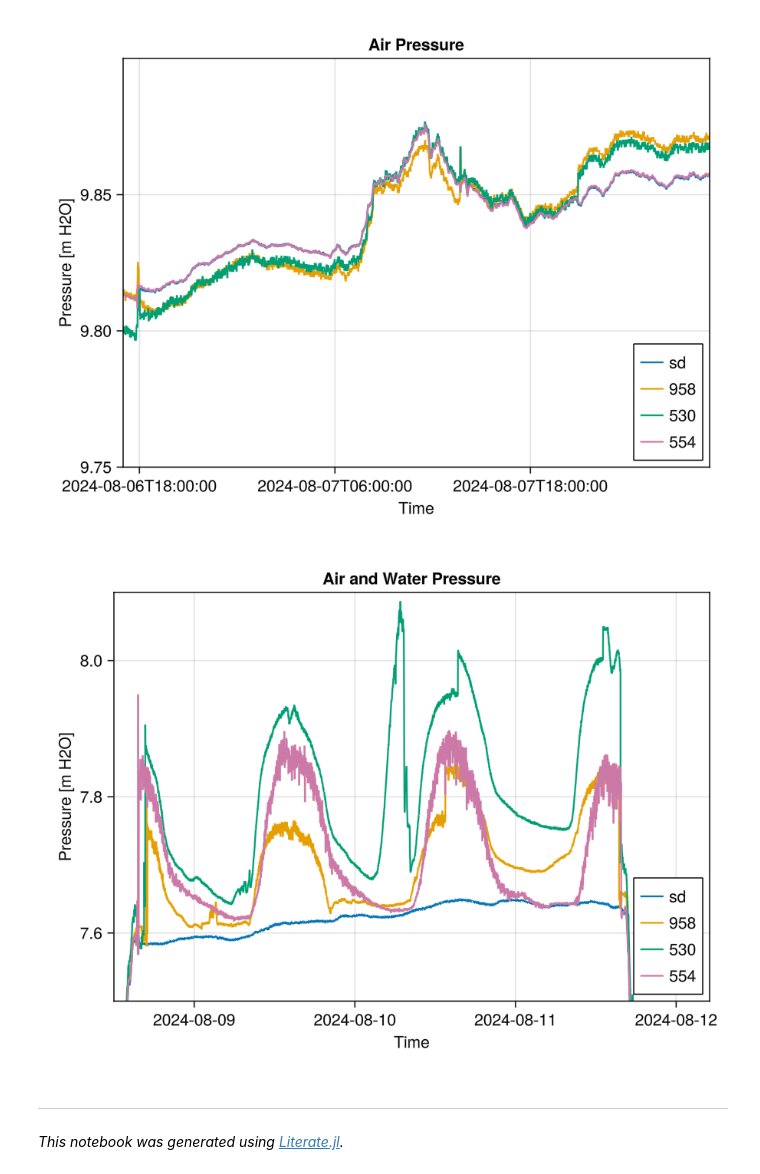
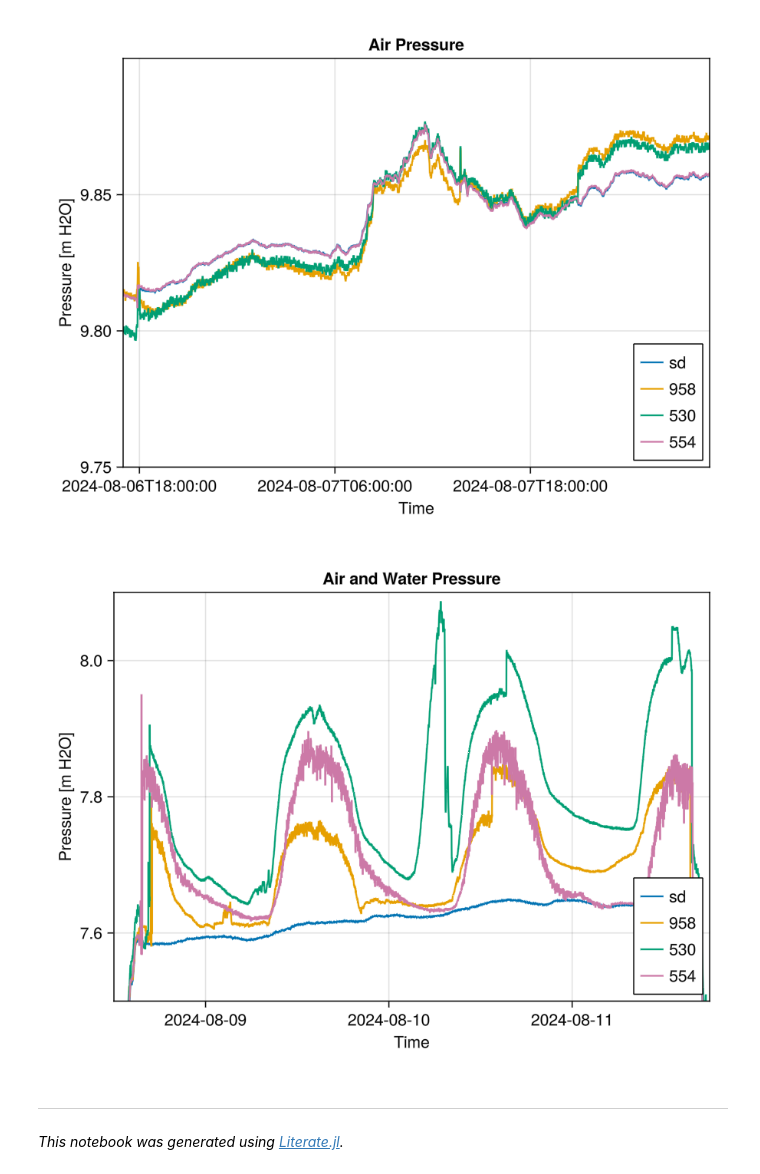
Before and after one commit to cherold01/SupraglacialStreamsAletsch, a Jupyter notebook: notebooks/2_calibration.ipynb, the cells around one changed output. Saved outputs shown, nothing was run; the diff lists cells and outputs as text; code cells hidden in the pictures.

```diff
--- a/notebooks/2_calibration.ipynb
+++ b/notebooks/2_calibration.ipynb
@@ -129,7 +129,7 @@ for (i,sens) in enumerate(keys(delta_cond2conc))
     for cali in calis
         conc = ml_to_concentration(cali[:,1], solution_conc, bucketsize)
         maxreadout = max(maxreadout, maximum(cali[:,2].-cali[1,2]))
-        scatter!(conc, cali[:,2].-cali[1,2],
+        GLMakie.scatter!(conc, cali[:,2].-cali[1,2],
                  label="Calibration 1")
     end
 
@@ -228,23 +248,23 @@ fig
 # %%
 #look at air pressure and water pressure
 
 using Dates
 fig = Figure()
 ax = Axis(fig[1,1], title = "Air and Water Pressure", xlabel = "Time", ylabel = "Pressure [m H2O]")
 lines!(ax, d_sd[:t], d_sd[:press], label = "sd")
 lines!(ax, d_958_calib[:t], d_958_calib[:press], label = "958")
 lines!(ax, d_530_calib[:t], d_530_calib[:press], label = "530")
 lines!(ax, d_554_calib[:t], d_554_calib[:press], label = "554")
 
 xmin = DateTime(2024, 8, 8, 12, 00, 0)
-xmax = DateTime(2024, 8, 12, 5, 00, 0)
+xmax = DateTime(2024, 8, 11, 18, 00, 0)
 xlims!(ax, xmin, xmax)
 ylims!(ax, 7.5, 8.1)
 
 axislegend(ax, position = :rb)
 fig
 # %% [output]
-[figure, old version]
+[figure, new version]
 # %% [markdown]
 ---
 
```
Also changed, not shown: parts of 1 cell of this notebook, 1 other file.
